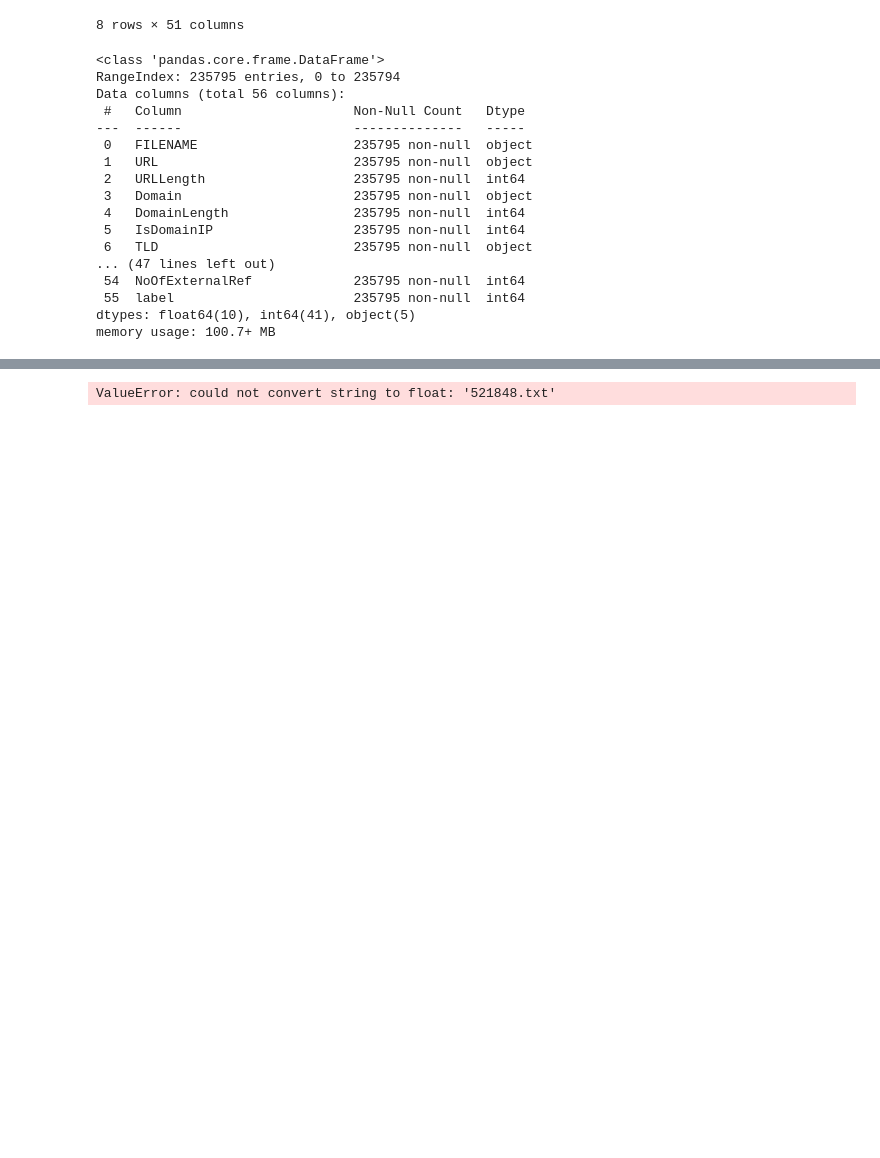
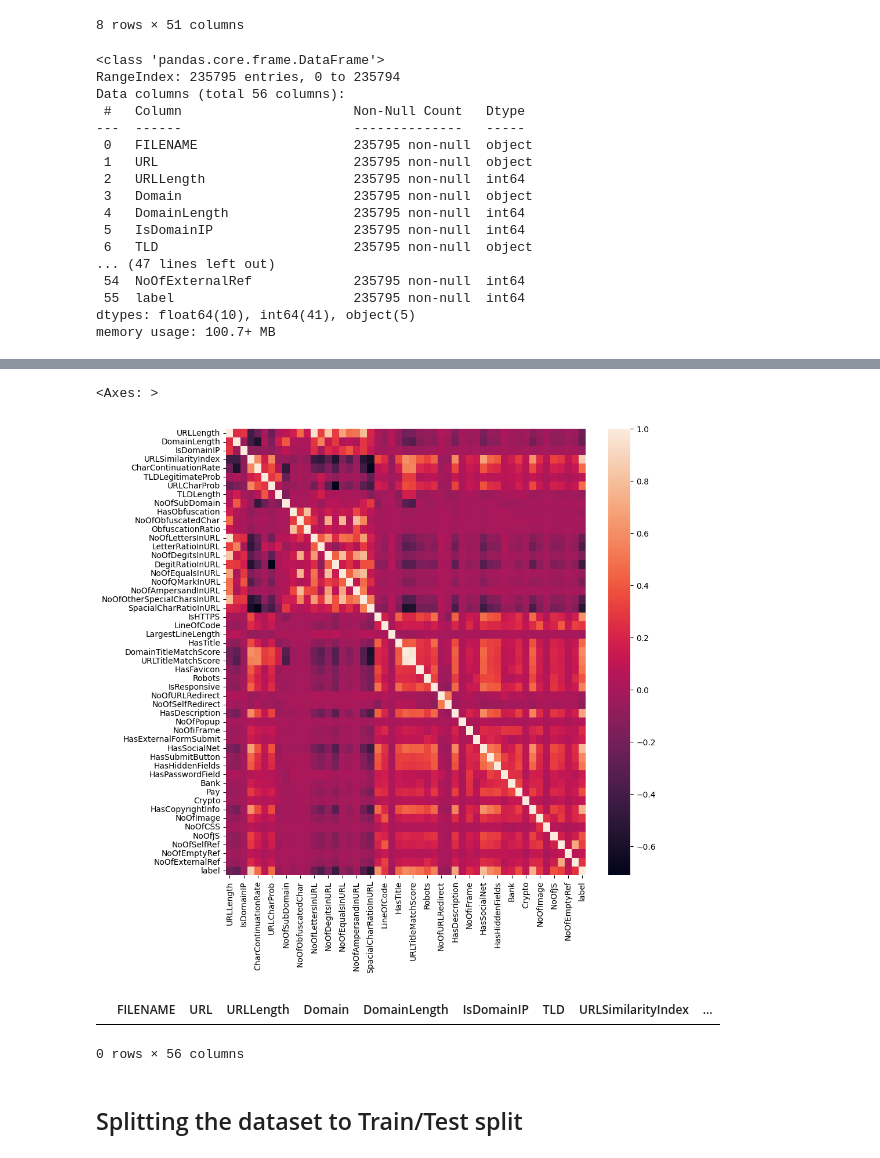
Before and after one commit to gerryfrank10/AI2025, a Jupyter notebook: DPA_PHISHING_URL.ipynb, the cells around one changed output, grey strips where cells are left out. Saved outputs shown, nothing was run; the diff lists cells and outputs as text; code cells hidden in the pictures; blank space fills up the shorter version.

```diff
--- a/DPA_PHISHING_URL.ipynb
+++ b/DPA_PHISHING_URL.ipynb
@@ -172,6 +194,17 @@ memory usage: 100.7+ MB
 # %%
+# Getting the correlation
 import seaborn as sns
-corr = data.corr()
+plt.figure(figsize=(10,10))
+corr = data.corr(numeric_only=True)
 sns.heatmap(corr)
 # %% [output]
-ValueError: could not convert string to float: '521848.txt'
+<Axes: >
+[figure, added]
+# %%
+# Getting Duplicates
+data[data.duplicated(keep=False)]
+# %% [output]
+|  | FILENAME | URL | URLLength | Domain | DomainLength | IsDomainIP | TLD | URLSimilarityIndex | ... |
+0 rows × 56 columns
+# %% [markdown]
+## Splitting the dataset to Train/Test split
```
Also changed, not shown: parts of 13 cells of this notebook.
